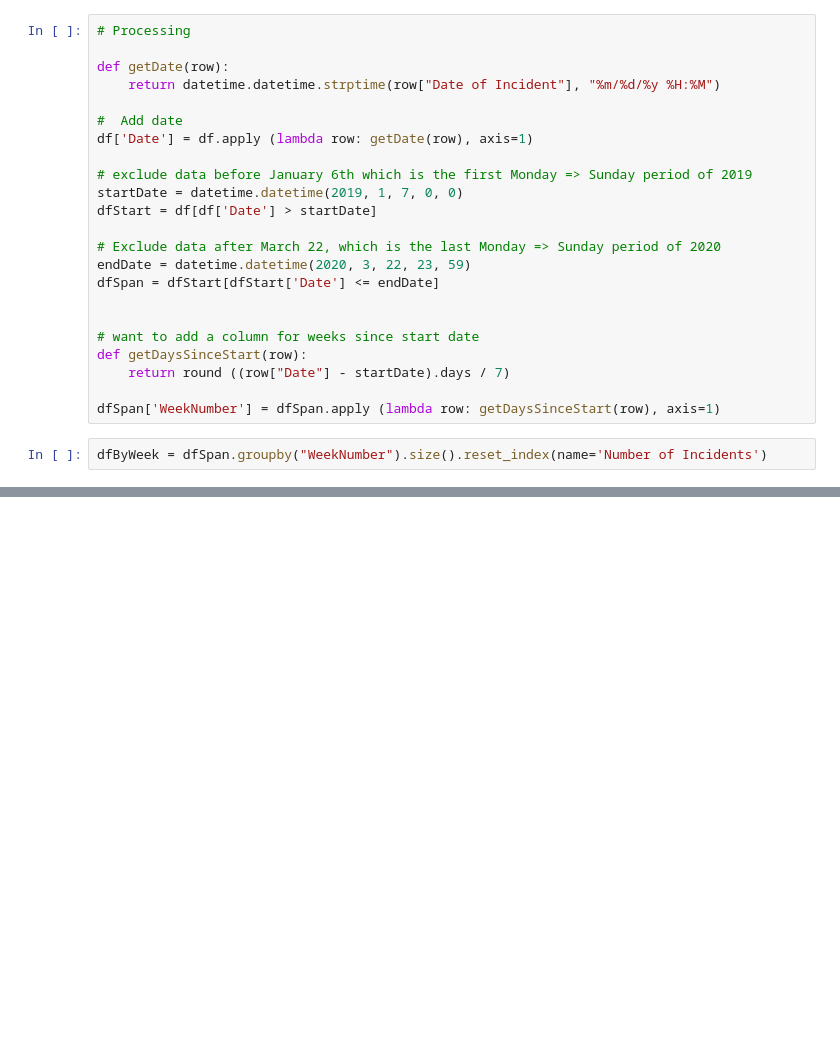
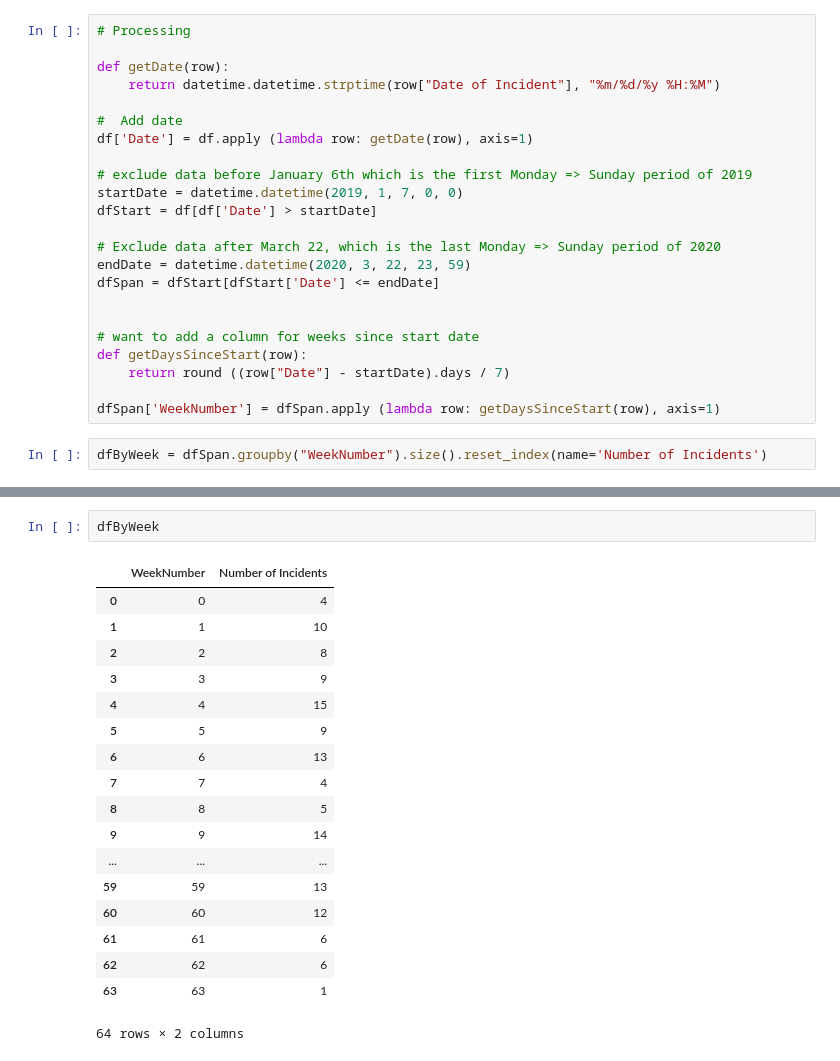
Before and after one commit to cassidy577/WeeklyHomicideIncidentsChicago, a Jupyter notebook: WeeklyHomicidesInChicago.ipynb, the cells around one changed output, grey strips where cells are left out. Cells and saved outputs as stored; diff of their text form; blank space fills up the shorter version.

Commit message:
chore: show table

```diff
--- a/WeeklyHomicidesInChicago.ipynb
+++ b/WeeklyHomicidesInChicago.ipynb
@@ -38,0 +39,21 @@ dfByWeek.plot(["Number of Incidents"])
+# %%
+dfByWeek
+# %% [output]
+|  | WeekNumber | Number of Incidents |
+| 0 | 0 | 4 |
+| 1 | 1 | 10 |
+| 2 | 2 | 8 |
+| 3 | 3 | 9 |
+| 4 | 4 | 15 |
+| 5 | 5 | 9 |
+| 6 | 6 | 13 |
+| 7 | 7 | 4 |
+| 8 | 8 | 5 |
+| 9 | 9 | 14 |
+| ... | ... | ... |
+| 59 | 59 | 13 |
+| 60 | 60 | 12 |
+| 61 | 61 | 6 |
+| 62 | 62 | 6 |
+| 63 | 63 | 1 |
+64 rows × 2 columns
```
Also changed, not shown: parts of 1 cell of this notebook.
